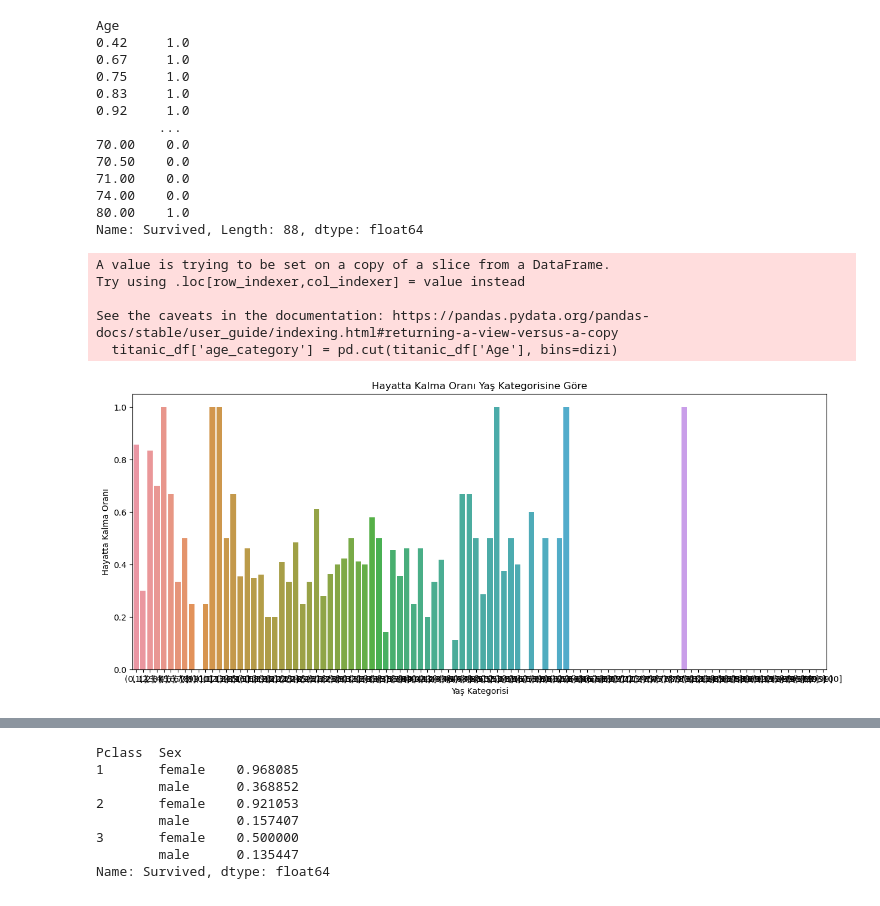
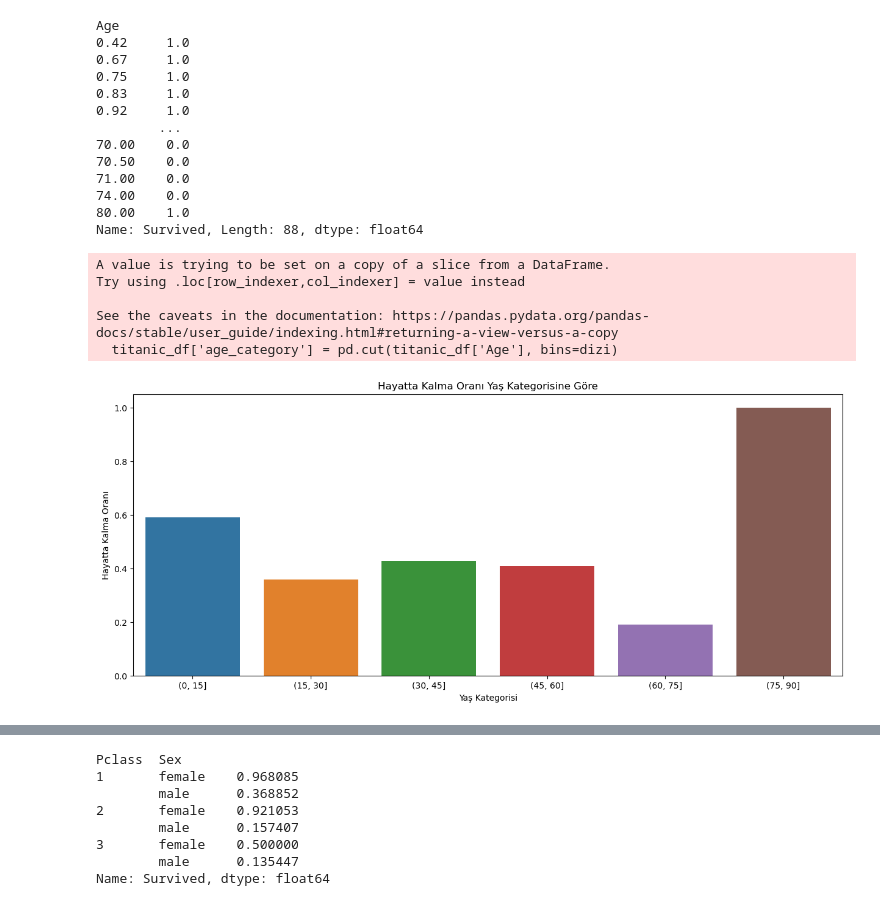
Before and after one commit to bgraslan/DL-E-exercises, a Jupyter notebook: feature_examination.ipynb, the cells around one changed output, grey strips where cells are left out. Drawn from its saved outputs; the diff is of its cells as text; code cells hidden in the pictures.

```diff
--- a/feature_examination.ipynb
+++ b/feature_examination.ipynb
@@ -40,25 +40,25 @@ Age
 Name: Survived, Length: 88, dtype: float64
 # %%
 titanic_df = df.dropna(subset=['Age', 'Survived'])
-dizi = np.arange(0, 101, 1)
-
+dizi = np.arange(0, 101, 15)
+arr= [0,18,25,45,65,100]
 
 titanic_df['age_category'] = pd.cut(titanic_df['Age'], bins=dizi)
 
 # Her yaş kategorisi için hayatta kalma oranını hesaplayalım
 survival_rates = titanic_df.groupby('age_category')['Survived'].mean()
 
 # Grafiği çizelim
 plt.figure(figsize=(15, 6))
 sns.barplot(x=survival_rates.index, y=survival_rates.values)
 plt.title('Hayatta Kalma Oranı Yaş Kategorisine Göre')
 plt.xlabel('Yaş Kategorisi')
 plt.ylabel('Hayatta Kalma Oranı')
 plt.show()
 # %% [output]
 A value is trying to be set on a copy of a slice from a DataFrame.
 Try using .loc[row_indexer,col_indexer] = value instead
 
 See the caveats in the documentation: https://pandas.pydata.org/pandas-docs/stable/user_guide/indexing.html#returning-a-view-versus-a-copy
   titanic_df['age_category'] = pd.cut(titanic_df['Age'], bins=dizi)
-[figure, old version]
+[figure, new version]
```
Also changed, not shown: parts of 29 cells of this notebook, 4 other files.
